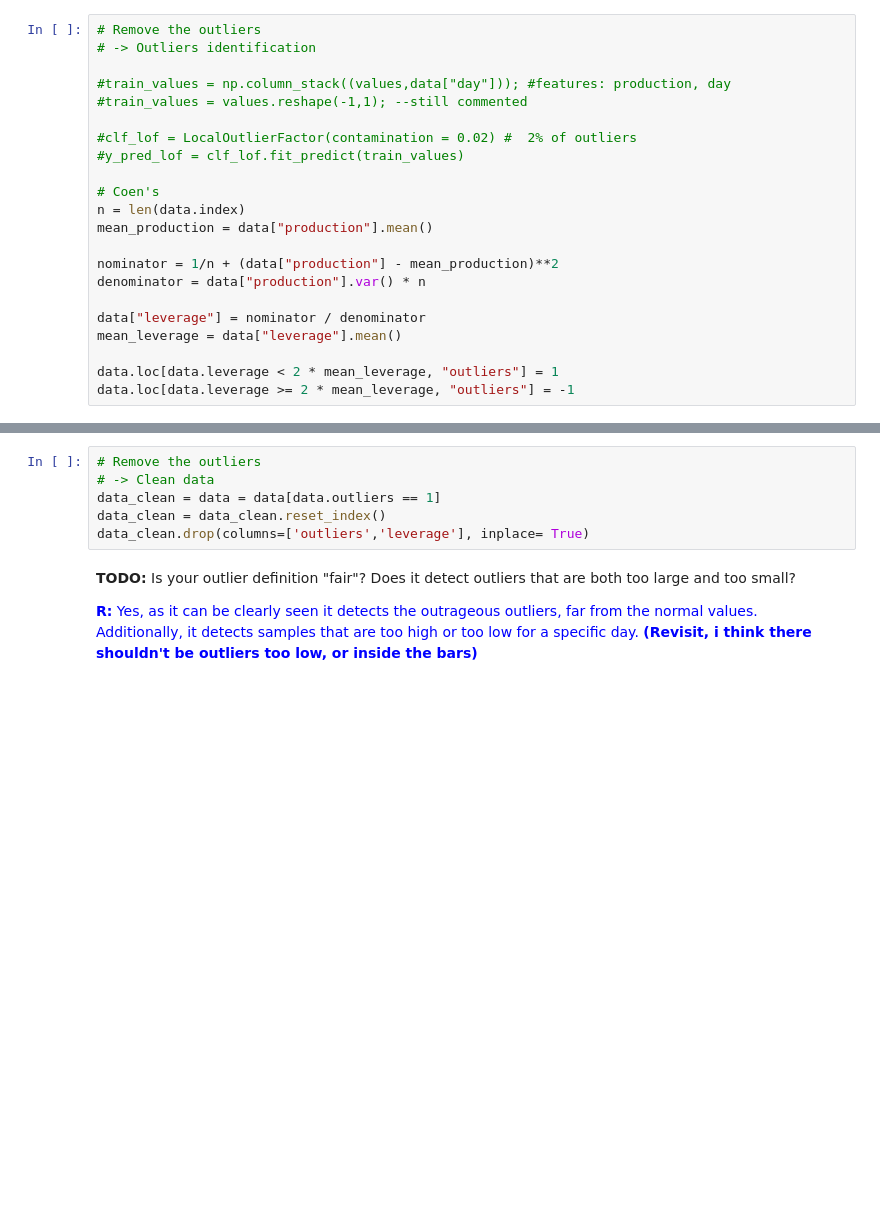
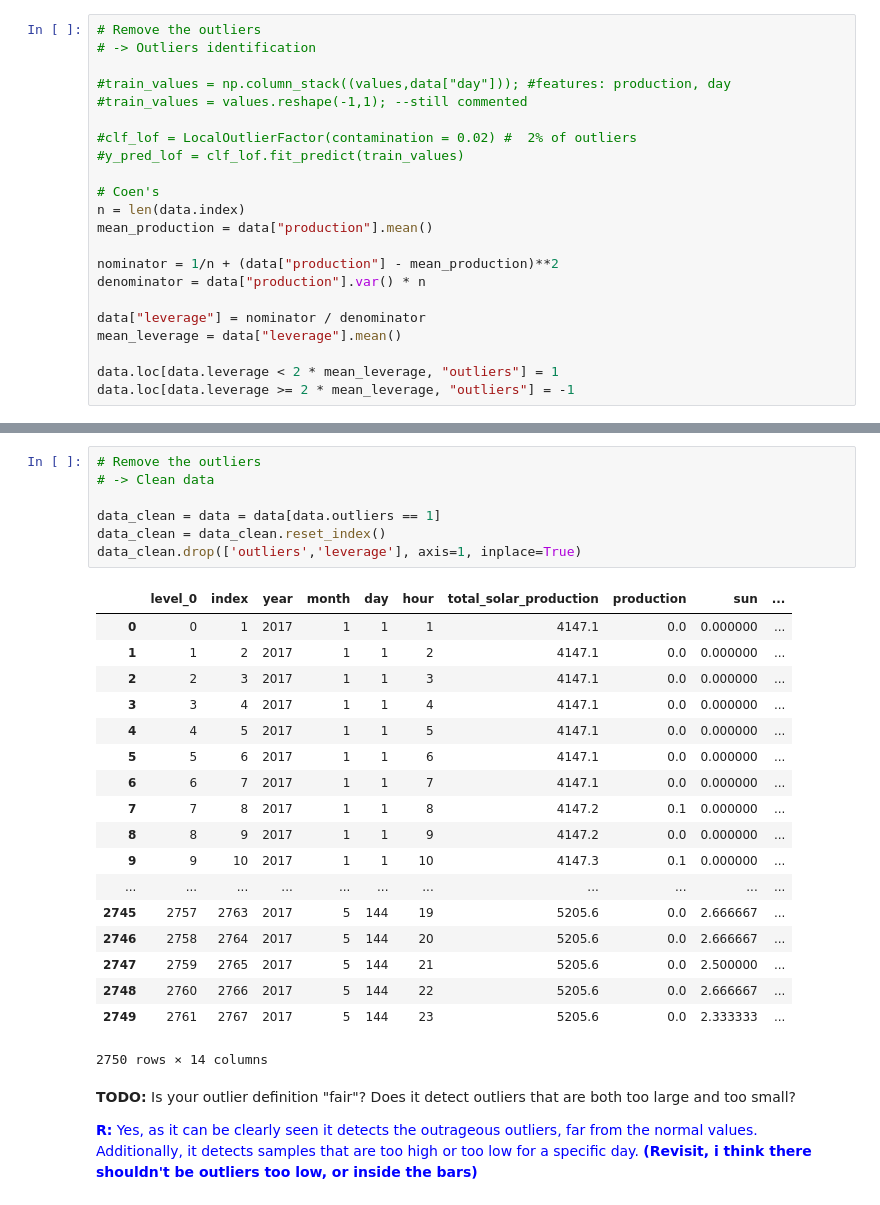
Before and after one commit to Jonuma/IoT_Project, a Jupyter notebook: data/assignment_joao.ipynb, the cells around one changed output, grey strips where cells are left out. Saved outputs shown, nothing was run; the diff lists cells and outputs as text; blank space fills up the shorter version.

```diff
--- a/data/assignment_joao.ipynb
+++ b/data/assignment_joao.ipynb
@@ -400,9 +402,29 @@ print(len(x_in),len(x_out))
 # %%
 # Remove the outliers
 # -> Clean data
+
 data_clean = data = data[data.outliers == 1]
 data_clean = data_clean.reset_index()
-data_clean.drop(columns=['outliers','leverage'], inplace= True)
+data_clean.drop(['outliers','leverage'], axis=1, inplace=True)
+# %% [output]
+|  | level_0 | index | year | month | day | hour | total_solar_production | production | sun | ... |
+| 0 | 0 | 1 | 2017 | 1 | 1 | 1 | 4147.1 | 0.0 | 0.000000 | ... |
+| 1 | 1 | 2 | 2017 | 1 | 1 | 2 | 4147.1 | 0.0 | 0.000000 | ... |
+| 2 | 2 | 3 | 2017 | 1 | 1 | 3 | 4147.1 | 0.0 | 0.000000 | ... |
+| 3 | 3 | 4 | 2017 | 1 | 1 | 4 | 4147.1 | 0.0 | 0.000000 | ... |
+| 4 | 4 | 5 | 2017 | 1 | 1 | 5 | 4147.1 | 0.0 | 0.000000 | ... |
+| 5 | 5 | 6 | 2017 | 1 | 1 | 6 | 4147.1 | 0.0 | 0.000000 | ... |
+| 6 | 6 | 7 | 2017 | 1 | 1 | 7 | 4147.1 | 0.0 | 0.000000 | ... |
+| 7 | 7 | 8 | 2017 | 1 | 1 | 8 | 4147.2 | 0.1 | 0.000000 | ... |
+| 8 | 8 | 9 | 2017 | 1 | 1 | 9 | 4147.2 | 0.0 | 0.000000 | ... |
+| 9 | 9 | 10 | 2017 | 1 | 1 | 10 | 4147.3 | 0.1 | 0.000000 | ... |
+| ... | ... | ... | ... | ... | ... | ... | ... | ... | ... | ... |
+| 2745 | 2757 | 2763 | 2017 | 5 | 144 | 19 | 5205.6 | 0.0 | 2.666667 | ... |
+| 2746 | 2758 | 2764 | 2017 | 5 | 144 | 20 | 5205.6 | 0.0 | 2.666667 | ... |
+| 2747 | 2759 | 2765 | 2017 | 5 | 144 | 21 | 5205.6 | 0.0 | 2.500000 | ... |
+| 2748 | 2760 | 2766 | 2017 | 5 | 144 | 22 | 5205.6 | 0.0 | 2.666667 | ... |
+| 2749 | 2761 | 2767 | 2017 | 5 | 144 | 23 | 5205.6 | 0.0 | 2.333333 | ... |
+2750 rows × 14 columns
 # %% [markdown]
 **TODO:** Is your outlier definition "fair"? Does it detect outliers that are both too large and too small?
 
```
Also changed, not shown: parts of 16 cells of this notebook.
